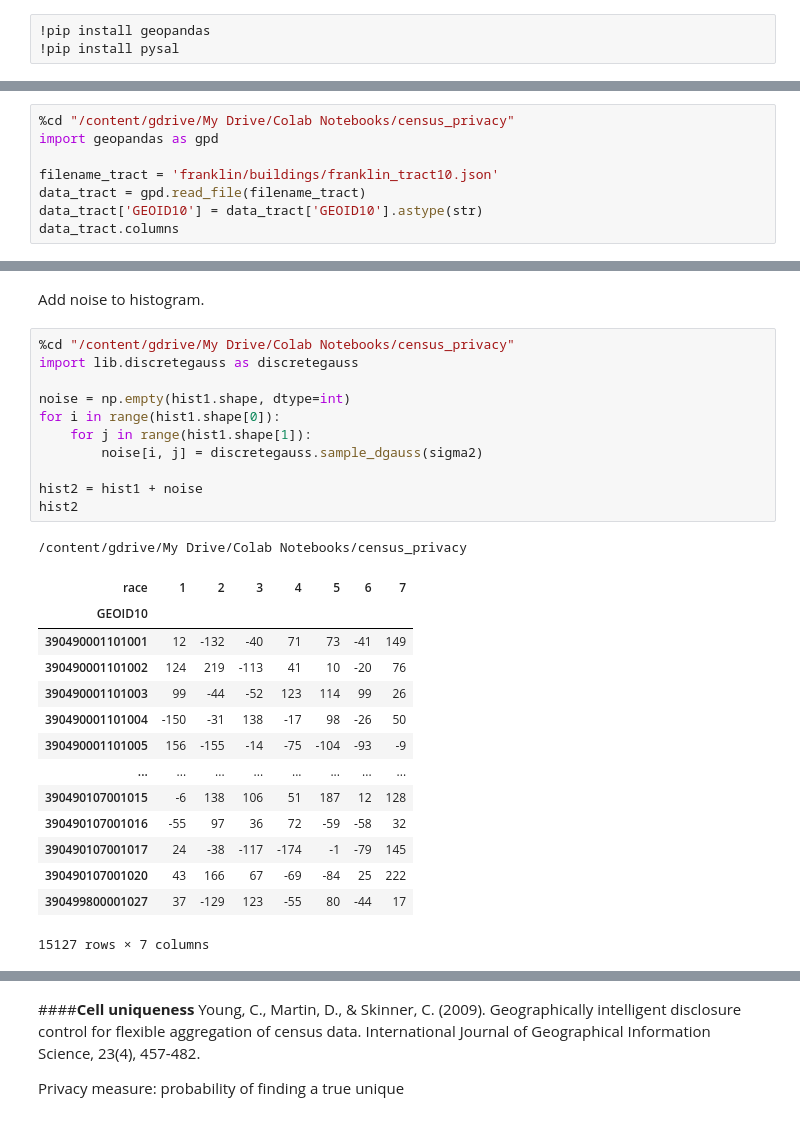
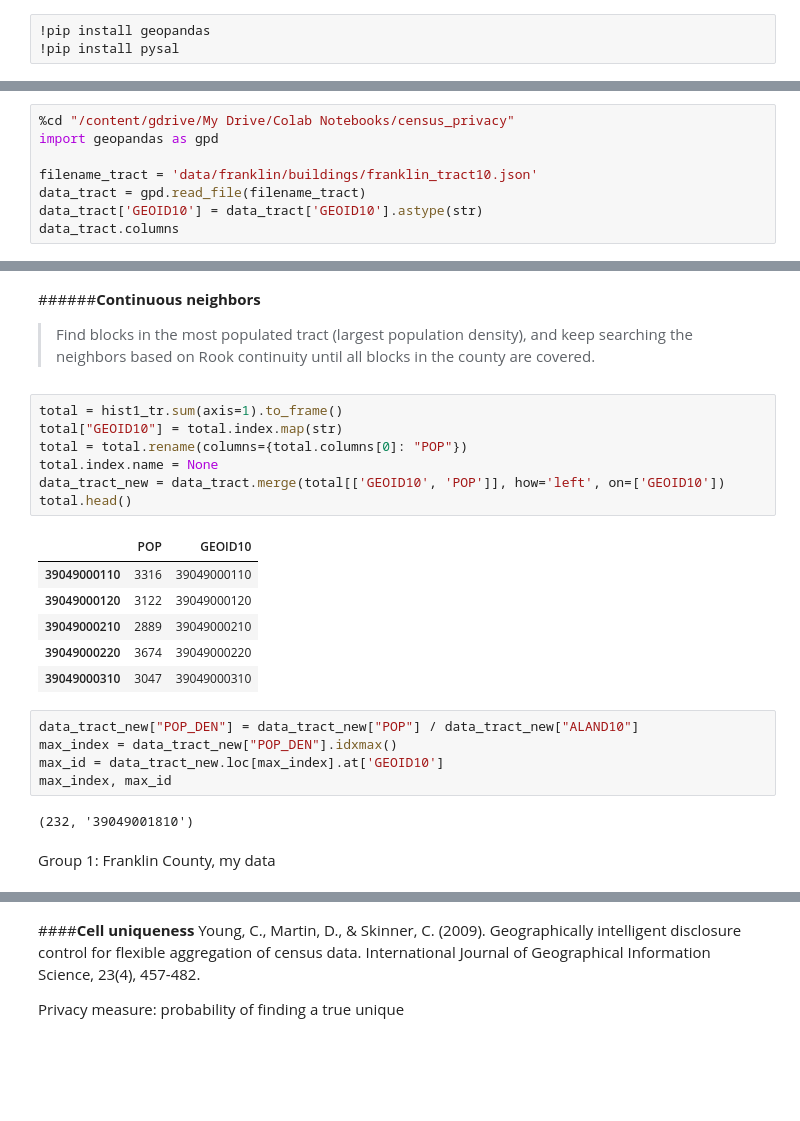
Before and after one commit to linyuehzzz/tda-eval, a Jupyter notebook: cell_uniques.ipynb, the cells around one changed output, grey strips where cells are left out. Saved outputs shown, nothing was run; the diff lists cells and outputs as text; blank space fills up the shorter version.

```diff
--- a/cell_uniques.ipynb
+++ b/cell_uniques.ipynb
@@ -355,7 +366,7 @@ data_block.columns
 %cd "/content/gdrive/My Drive/Colab Notebooks/census_privacy"
 import geopandas as gpd
 
-filename_tract = 'franklin/buildings/franklin_tract10.json'
+filename_tract = 'data/franklin/buildings/franklin_tract10.json'
 data_tract = gpd.read_file(filename_tract)
 data_tract['GEOID10'] = data_tract['GEOID10'].astype(str)
 data_tract.columns
@@ -411,29 +379,27 @@ hist2
-# %% [markdown]
-Add noise to histogram.
-# %%
-%cd "/content/gdrive/My Drive/Colab Notebooks/census_privacy"
-import lib.discretegauss as discretegauss
-
-noise = np.empty(hist1.shape, dtype=int)
-for i in range(hist1.shape[0]):
-    for j in range(hist1.shape[1]):
-        noise[i, j] = discretegauss.sample_dgauss(sigma2)
-
-hist2 = hist1 + noise
-hist2
-# %% [output]
-/content/gdrive/My Drive/Colab Notebooks/census_privacy
-| race | 1 | 2 | 3 | 4 | 5 | 6 | 7 |
-| GEOID10 |  |  |  |  |  |  |  |
-| 390490001101001 | 12 | -132 | -40 | 71 | 73 | -41 | 149 |
-| 390490001101002 | 124 | 219 | -113 | 41 | 10 | -20 | 76 |
-| 390490001101003 | 99 | -44 | -52 | 123 | 114 | 99 | 26 |
-| 390490001101004 | -150 | -31 | 138 | -17 | 98 | -26 | 50 |
-| 390490001101005 | 156 | -155 | -14 | -75 | -104 | -93 | -9 |
-| ... | ... | ... | ... | ... | ... | ... | ... |
-| 390490107001015 | -6 | 138 | 106 | 51 | 187 | 12 | 128 |
-| 390490107001016 | -55 | 97 | 36 | 72 | -59 | -58 | 32 |
-| 390490107001017 | 24 | -38 | -117 | -174 | -1 | -79 | 145 |
-| 390490107001020 | 43 | 166 | 67 | -69 | -84 | 25 | 222 |
-| 390499800001027 | 37 | -129 | 123 | -55 | 80 | -44 | 17 |
-15127 rows × 7 columns
+# %% [markdown]
+######**Continuous neighbors**
+
+> Find blocks in the most populated tract (largest population density), and keep searching the neighbors based on Rook continuity until all blocks in the county are covered.
+# %%
+total = hist1_tr.sum(axis=1).to_frame()
+total["GEOID10"] = total.index.map(str)
+total = total.rename(columns={total.columns[0]: "POP"})
+total.index.name = None
+data_tract_new = data_tract.merge(total[['GEOID10', 'POP']], how='left', on=['GEOID10'])
+total.head()
+# %% [output]
+|  | POP | GEOID10 |
+| 39049000110 | 3316 | 39049000110 |
+| 39049000120 | 3122 | 39049000120 |
+| 39049000210 | 2889 | 39049000210 |
+| 39049000220 | 3674 | 39049000220 |
+| 39049000310 | 3047 | 39049000310 |
+# %%
+data_tract_new["POP_DEN"] = data_tract_new["POP"] / data_tract_new["ALAND10"]
+max_index = data_tract_new["POP_DEN"].idxmax()
+max_id = data_tract_new.loc[max_index].at['GEOID10']
+max_index, max_id
+# %% [output]
+(232, '39049001810')
+# %% [markdown]
+Group 1: Franklin County, my data
```
Also changed, not shown: parts of 25 cells of this notebook.
